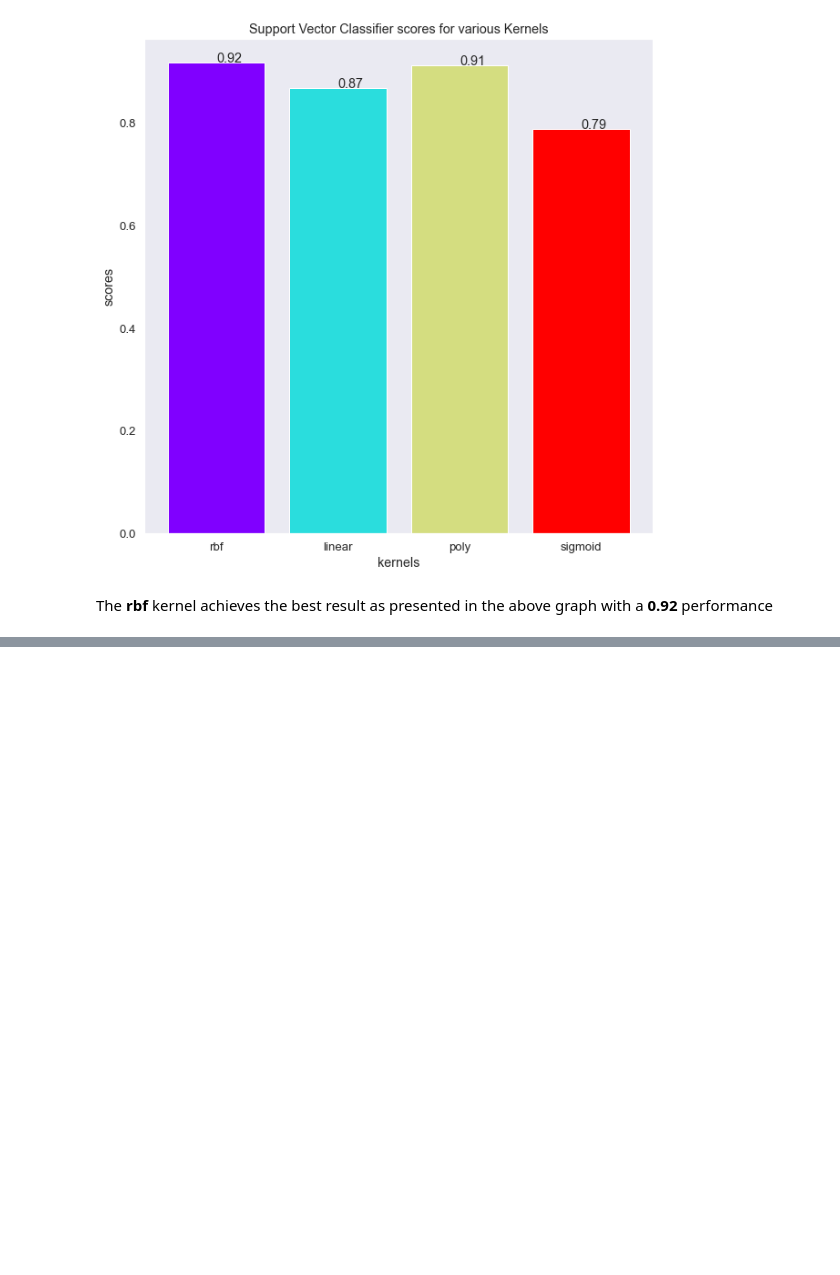
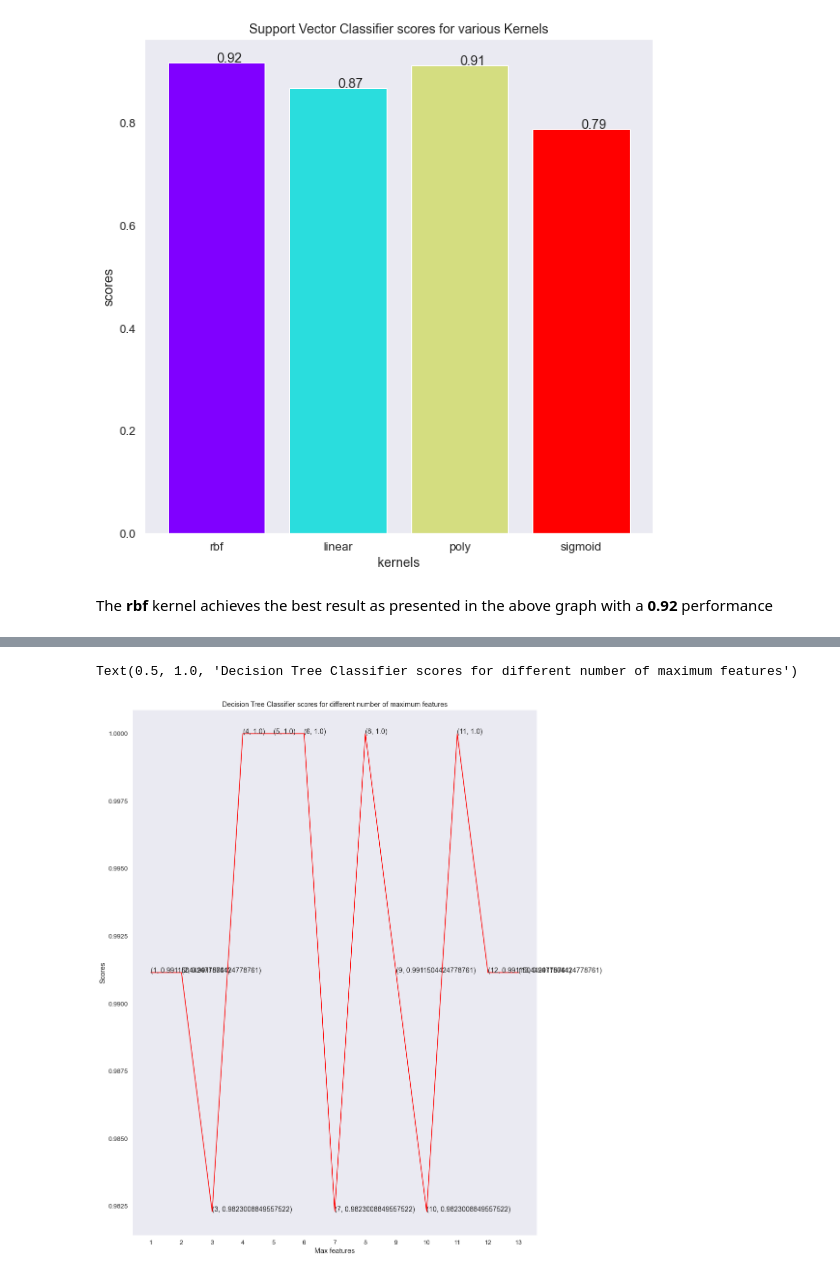
Before and after one commit to franck225-coder/Machine-Learning-project-series, a Jupyter notebook: logistic regression/heart disease prediction/heart_disease_prediction.ipynb, the cells around one changed output, grey strips where cells are left out. Cells and saved outputs as stored; diff of their text form; code cells hidden in the pictures; blank space fills up the shorter version.

Commit message:
implemented decision tree

```diff
--- a/logistic regression/heart disease prediction/heart_disease_prediction.ipynb
+++ b/logistic regression/heart disease prediction/heart_disease_prediction.ipynb
@@ -423,0 +432,23 @@ The __rbf__ kernel achieves the best result as presented in the above graph with
+# %%
+from sklearn.tree import DecisionTreeClassifier
+
+dt_scores = []
+# print(len(X.columns))
+for i in range(1, len(X.columns) + 1):
+    dt_classifier = DecisionTreeClassifier(max_features = i, random_state = 0)
+    dt_classifier.fit(X_train, y_train)
+    dt_scores.append(dt_classifier.score(X_test, y_test))
+# %%
+plt.figure(figsize=(15,20))
+plt.grid(False)
+plt.plot([i for i in range(1, len(X.columns) + 1)], dt_scores, color = 'red')
+for i in range(1, len(X.columns) + 1):
+    plt.text(i, dt_scores[i-1], (i, dt_scores[i-1]))
+plt.xticks([i for i in range(1, len(X.columns) + 1)])
+
+plt.xlabel('Max features')
+plt.ylabel('Scores')
+plt.title('Decision Tree Classifier scores for different number of maximum features')
+# %% [output]
+Text(0.5, 1.0, 'Decision Tree Classifier scores for different number of maximum features')
+[figure, added]
```
Also changed, not shown: parts of 3 cells of this notebook.
